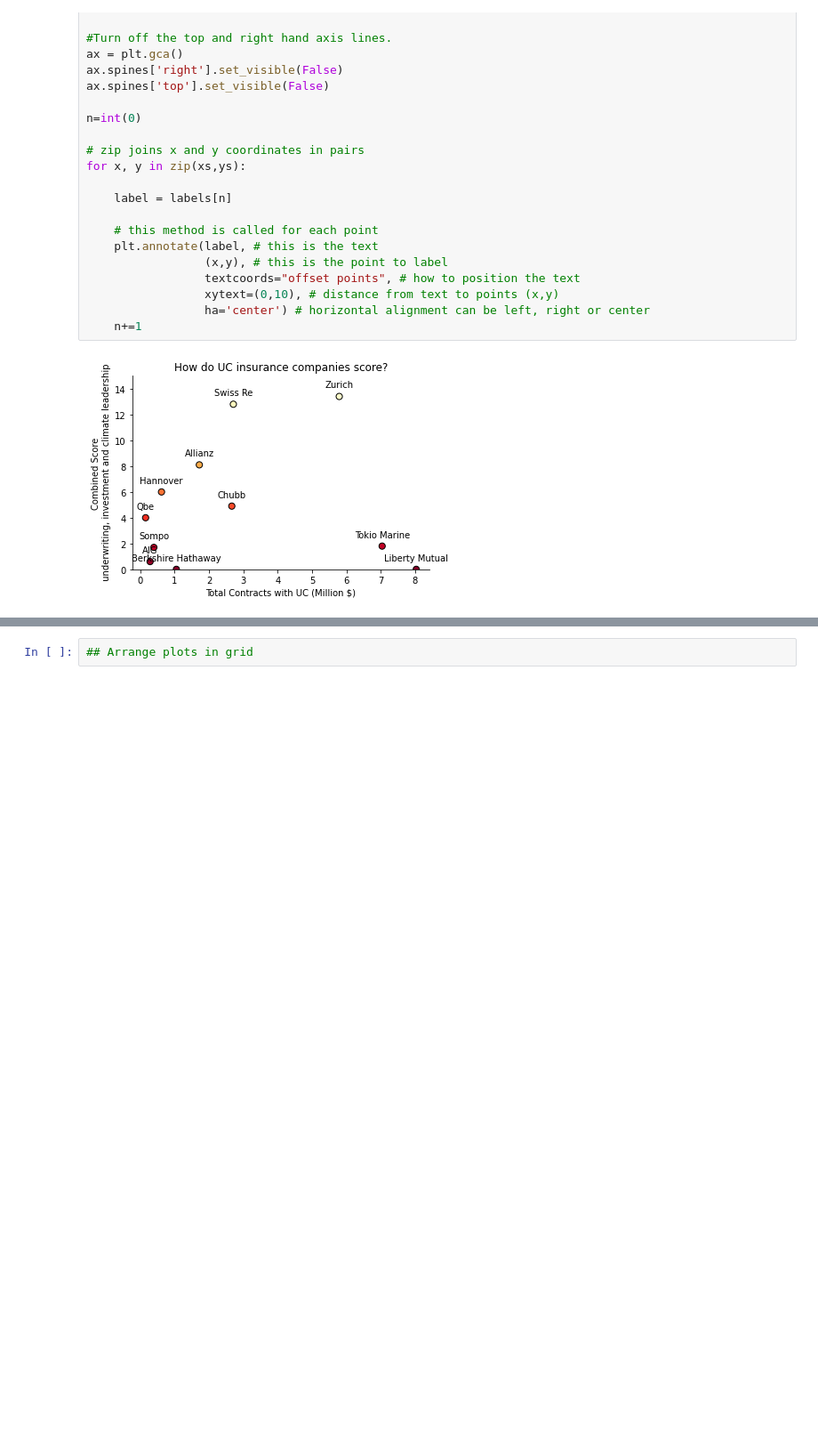
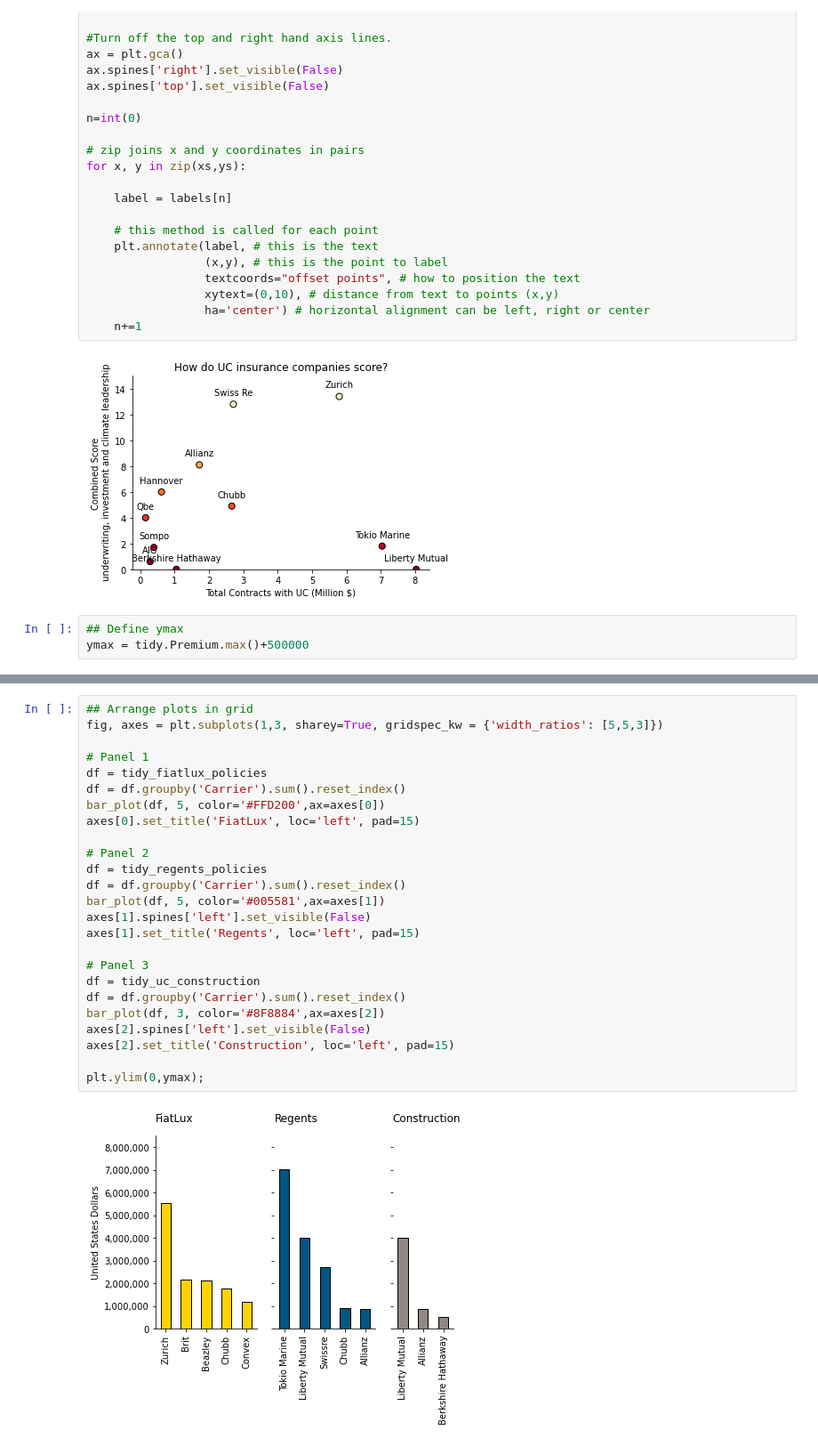
Before and after one commit to davidbrown2324/uc_insurers, a Jupyter notebook: uc_insurance_infographic.ipynb, the cells around one changed output, grey strips where cells are left out. Shown at 89% size. Drawn from its saved outputs; the diff is of its cells as text; blank space fills up the shorter version.

```diff
--- a/uc_insurance_infographic.ipynb
+++ b/uc_insurance_infographic.ipynb
@@ -465,6 +477,9 @@ for x, y in zip(xs,ys):
     n+=1
 # %% [output]
 [figure]
+# %%
+## Define ymax
+ymax = tidy.Premium.max()+500000
 # %%
 # Flip axes
 # This plot shows UC spending against climate ranking, considering the parent company Tokio Marine.
@@ -510,5 +525,30 @@ plt.gca().get_yaxis().set_major_formatter(
     ticker.FuncFormatter(lambda y, p: format(int(y), ',')))
 # %% [output]
 [figure]
-# %%
-## Arrange plots in grid
+# %%
+## Arrange plots in grid
+fig, axes = plt.subplots(1,3, sharey=True, gridspec_kw = {'width_ratios': [5,5,3]})
+
+# Panel 1
+df = tidy_fiatlux_policies
+df = df.groupby('Carrier').sum().reset_index()
+bar_plot(df, 5, color='#FFD200',ax=axes[0])
+axes[0].set_title('FiatLux', loc='left', pad=15)
+
+# Panel 2
+df = tidy_regents_policies
+df = df.groupby('Carrier').sum().reset_index()
+bar_plot(df, 5, color='#005581',ax=axes[1])
+axes[1].spines['left'].set_visible(False)
+axes[1].set_title('Regents', loc='left', pad=15)
+
+# Panel 3
+df = tidy_uc_construction
+df = df.groupby('Carrier').sum().reset_index()
+bar_plot(df, 3, color='#8F8884',ax=axes[2])
+axes[2].spines['left'].set_visible(False)
+axes[2].set_title('Construction', loc='left', pad=15)
+
+plt.ylim(0,ymax);
+# %% [output]
+[figure, added]
```
Also changed, not shown: parts of 17 cells of this notebook.
